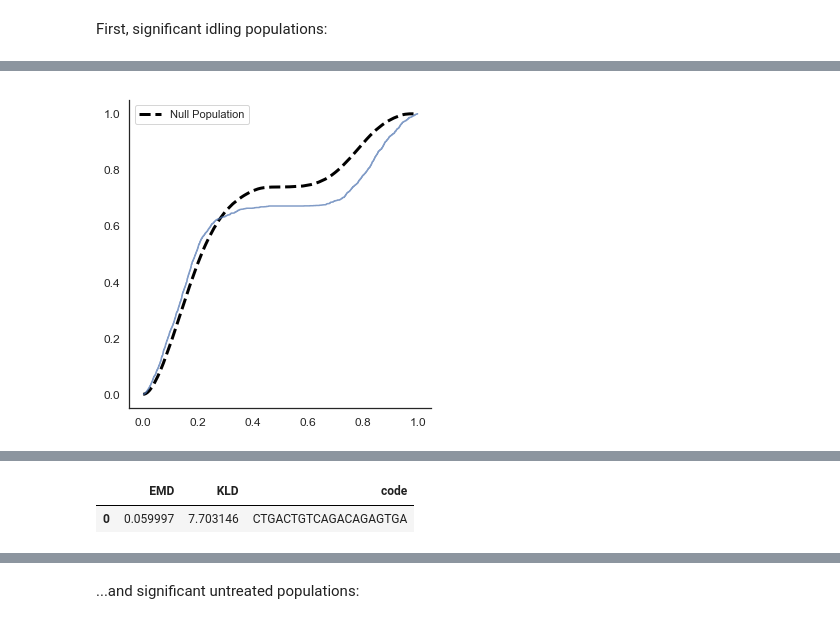
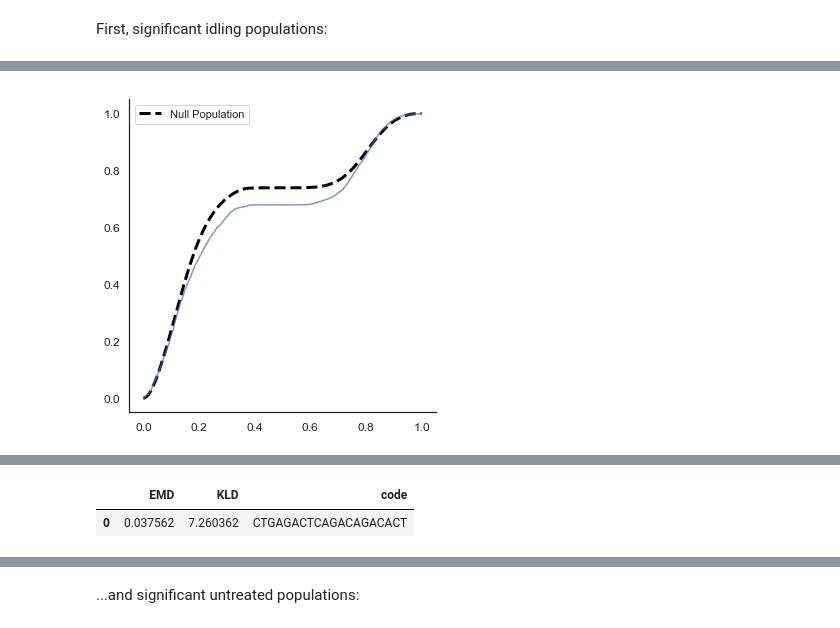
Before and after one commit to codyheiser/fluffy-succotash, a Jupyter notebook: fst_final.ipynb, the cells around one changed output, grey strips where cells are left out. Saved outputs shown, nothing was run; the diff lists cells and outputs as text; code cells hidden in the pictures.

```diff
--- a/fst_final.ipynb
+++ b/fst_final.ipynb
@@ -397,5 +417,5 @@ I_vg_UMAP.plot_barcodes(ranks=[selected_codes[7]])
 # %%
 %%time
-compare_barcode_distances(obj=U_vg_UMAP, barcodes=[selected_codes[7]])
+compare_barcode_distances(obj=U_vg_UMAP, barcodes=[selected_codes[6]])
 # %% [output]
-[figure, old version]
+[figure, new version]
@@ -404,4 +424,4 @@ Wall time: 2.7 s
 |  | EMD | KLD | code |
-| 0 | 0.059997 | 7.703146 | CTGACTGTCAGACAGAGTGA |
+| 0 | 0.037562 | 7.260362 | CTGAGACTCAGACAGACACT |
 # %%
 %%time
```
Also changed, not shown: parts of 52 cells of this notebook.
